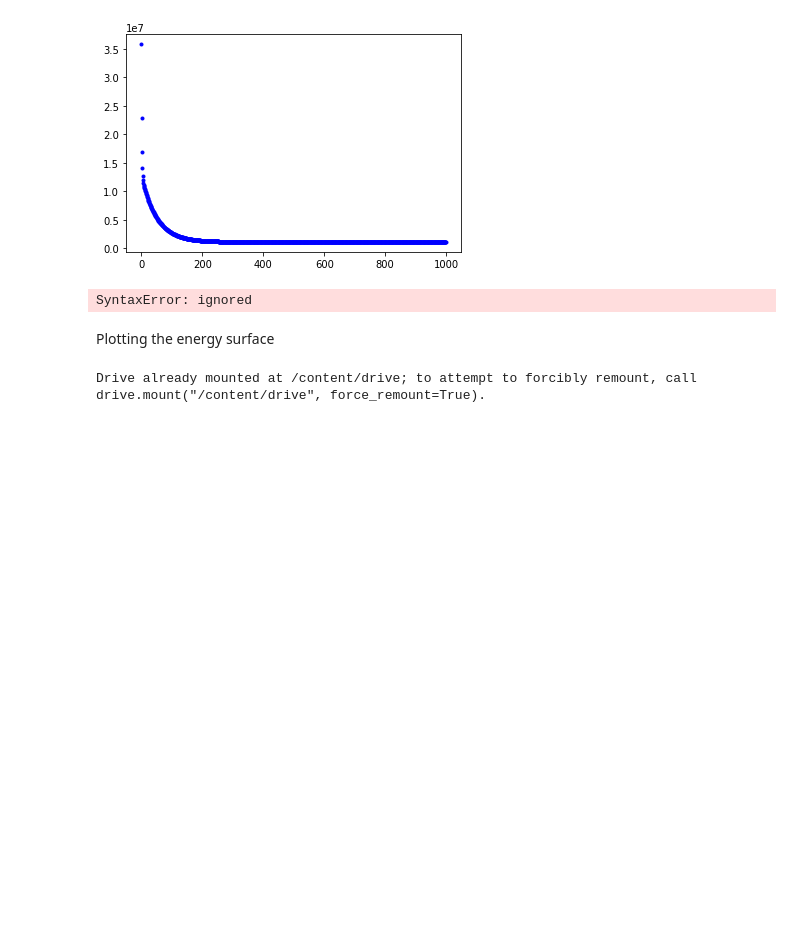
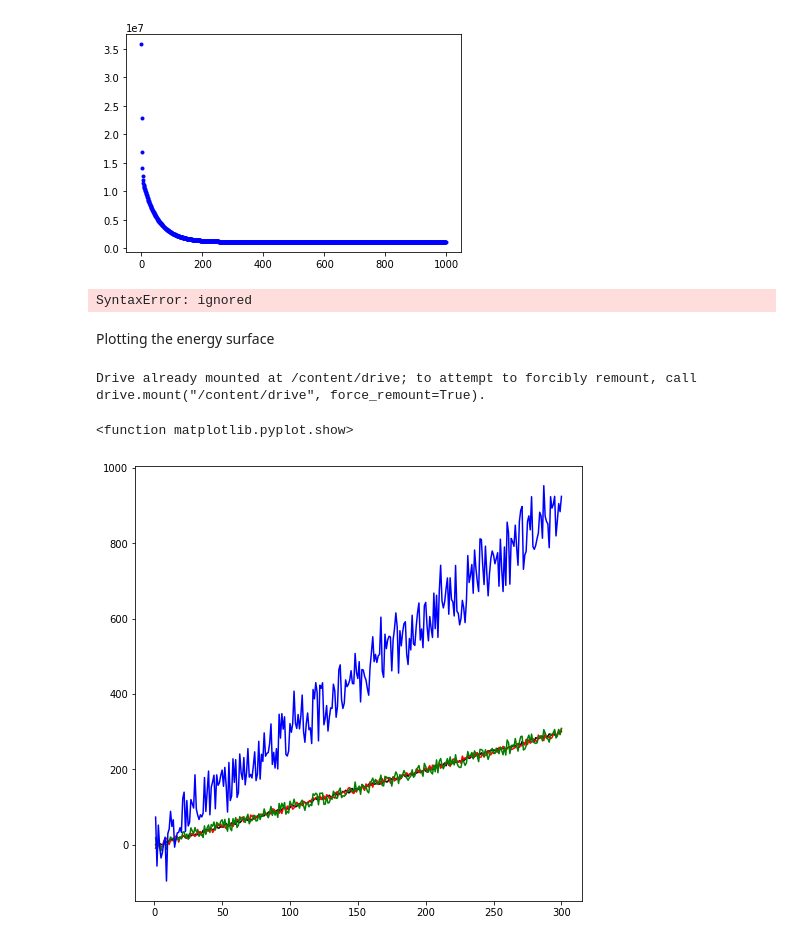
Before and after one commit to youn-gs/test, a Jupyter notebook: machine_learning.ipynb, the cells around one changed output. Saved outputs shown, nothing was run; the diff lists cells and outputs as text; code cells hidden in the pictures; blank space fills up the shorter version.

Commit message:
Plotting the training error

```diff
--- a/machine_learning.ipynb
+++ b/machine_learning.ipynb
@@ -234,6 +234,16 @@ with open('/content/drive/My Drive/Classroom/Machine Learning (1) 2020-1/data_tr
         H.append(float(i[3]))
         T.append(ct)
         ct += 1
+# %%
+plt.figure(figsize=(8, 8))
+plt.plot(T, X, 'k')
+plt.plot(T, Y, 'r')
+plt.plot(T, Z, 'g')
+plt.plot(T, H, 'b')
+plt.show
+# %% [output]
+<function matplotlib.pyplot.show>
+[figure, added]
 # %%
 with open('/content/drive/My Drive/Classroom/Machine Learning (1) 2020-1/data_test.csv', newline='') as myfile:
     reader  = csv.reader(myfile, delimiter=',')
```
